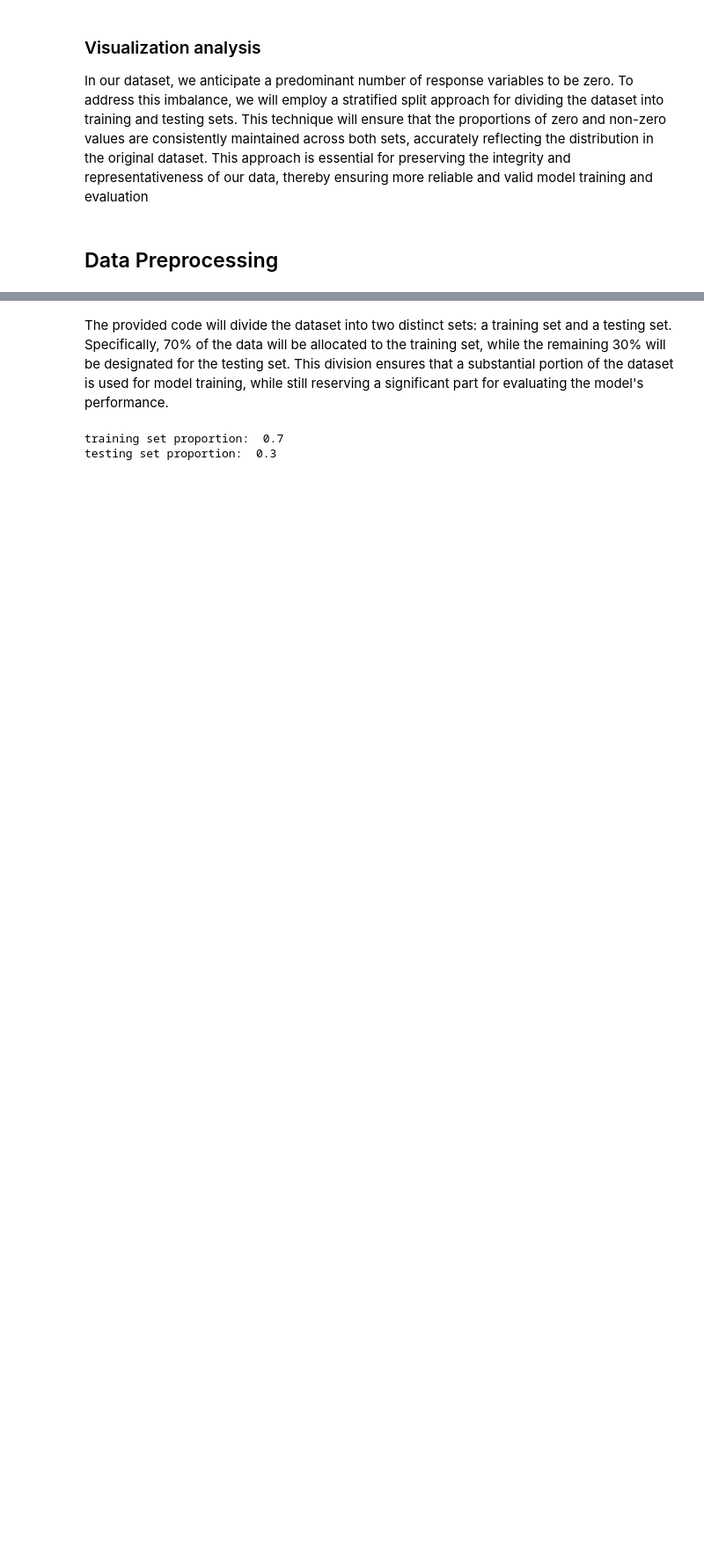
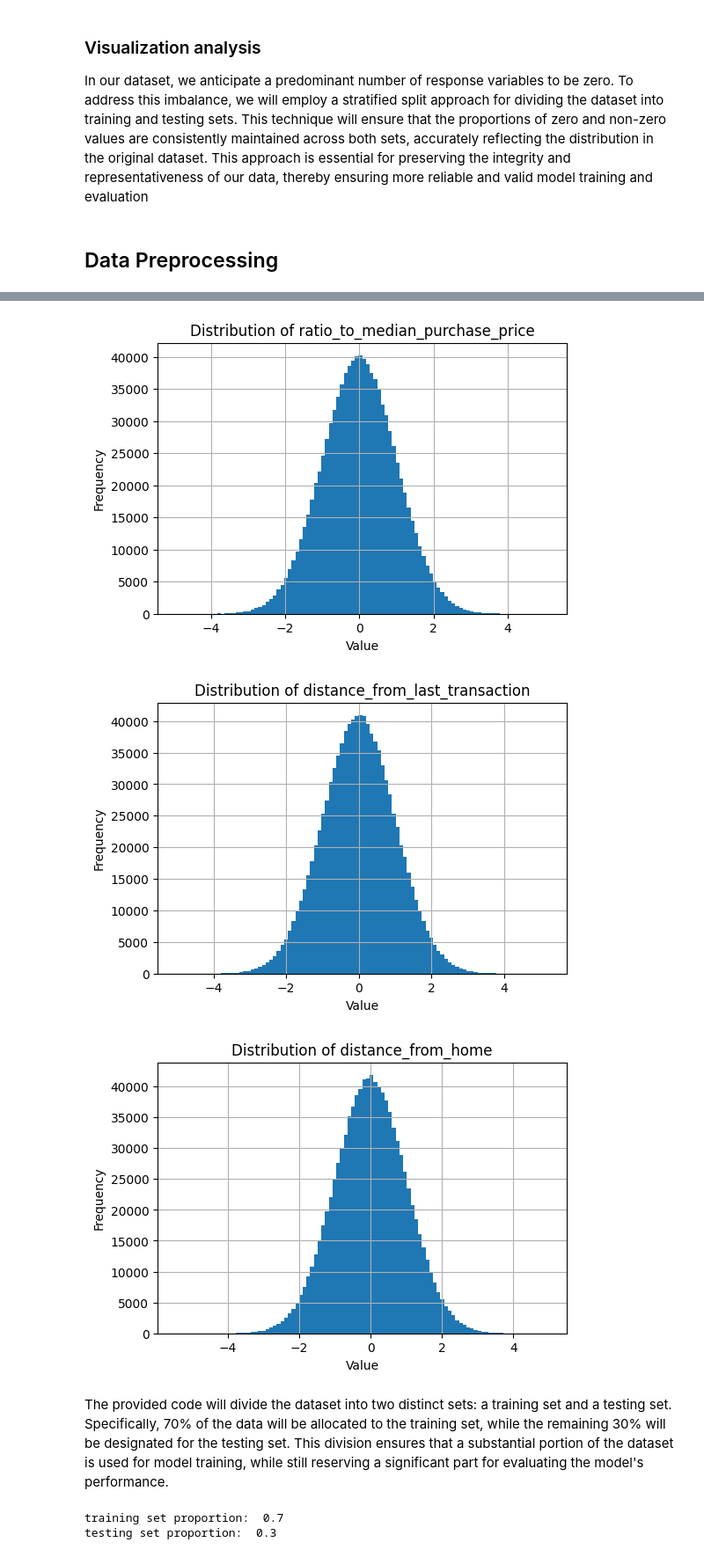
Before and after one commit to samAljailani/fraud_detection, a Jupyter notebook: ann.ipynb, the cells around one changed output, grey strips where cells are left out. Shown: that part at 88% size. Drawn from its saved outputs; the diff is of its cells as text; code cells hidden in the pictures; blank space fills up the shorter version.

```diff
--- a/ann.ipynb
+++ b/ann.ipynb
@@ -82,3 +89,37 @@ In our dataset, we anticipate a predominant number of response variables to be z
+# %%
+from sklearn.preprocessing import StandardScaler
+from scipy.stats import boxcox
+def data_preprocessing(X, show_hist=False):
+    X = X.copy()
+    cols = ['ratio_to_median_purchase_price', 'distance_from_last_transaction', 'distance_from_home']
+    for i, col in enumerate(cols):
+        # Adding an offset to the log tranformation to prevent taking the log of zero
+        min_value = X[col].min()
+        offset = 1 - min_value if min_value <= 0 else 0
+
+        if col != 1:
+            X[col] = np.log(X[col] + offset)
+        else:
+            transformed_data, _ = boxcox(X[col] + offset)
+            X[col] = transformed_data
+
+    for col in cols:
+        scaler = StandardScaler()
+        X[col] = scaler.fit_transform(X[[col]])
+
+        if show_hist:
+            X[col].hist(bins=100, figsize=(6, 4))
+            plt.title(f'Distribution of {col}')
+            plt.xlabel('Value')
+            plt.ylabel('Frequency')
+            plt.show()
+
+    return X
+df = data_preprocessing(df, True)
+# %% [output]
+[figure, added]
+[figure, added]
+[figure, added]
 # %% [markdown]
 
 The provided code will divide the dataset into two distinct sets: a training set and a testing set. Specifically, 70% of the data will be allocated to the training set, while the remaining 30% will be designated for the testing set. This division ensures that a substantial portion of the dataset is used for model training, while still reserving a significant part for evaluating the model's performance.
```
Also changed, not shown: parts of 13 cells of this notebook, 3 other files.
